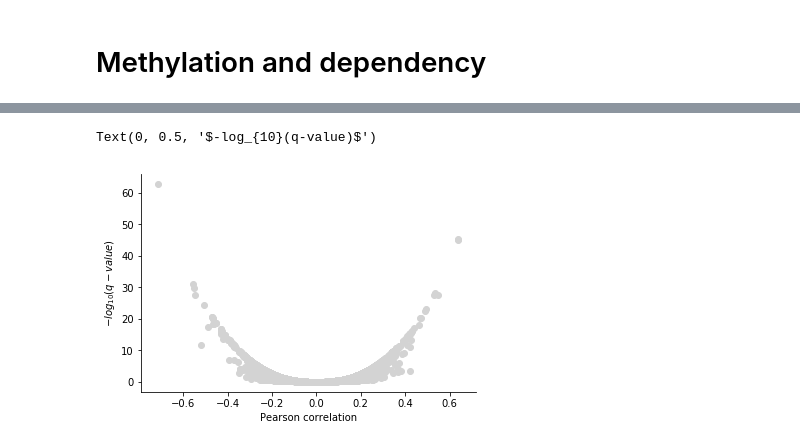
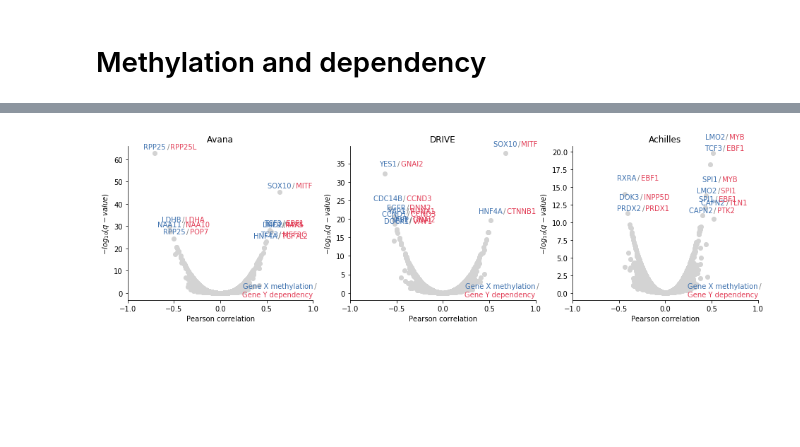
Before and after one commit to kevinhu/ccle-2019-analysis, a Jupyter notebook: notebooks/figure2_methylation-dependencies.ipynb, the cells around one changed output, grey strips where cells are left out. Saved outputs shown, nothing was run; the diff lists cells and outputs as text; code cells hidden in the pictures; blank space fills up the shorter version.

Commit message:
Add volcano plots

```diff
--- a/notebooks/figure2_methylation-dependencies.ipynb
+++ b/notebooks/figure2_methylation-dependencies.ipynb
@@ -174,19 +174,23 @@ string_select_achilles = string_select_achilles.progress_apply(meth_dependency_c
 string_select_avana["qval"] = multipletests(string_select_avana["pval"], alpha=0.01, method="fdr_bh")[1]
 string_select_drive["qval"] = multipletests(string_select_drive["pval"], alpha=0.01, method="fdr_bh")[1]
 string_select_achilles["qval"] = multipletests(string_select_achilles["pval"], alpha=0.01, method="fdr_bh")[1]
-# %%
-ax = plt.subplot(111)
-
-plt.scatter(string_select_avana["corr"],
-            -np.log10(string_select_avana["qval"]),
-            c="lightgray"
-           )
-
-ax.spines["top"].set_visible(False)
-ax.spines["right"].set_visible(False)
-
-plt.xlabel("Pearson correlation")
-plt.ylabel("$-log_{10}(q-value)$")
-# %% [output]
-Text(0, 0.5, '$-log_{10}(q-value)$')
-[figure, removed]
+# %%
+string_select_avana = string_select_avana.reset_index()
+string_select_drive = string_select_drive.reset_index()
+string_select_achilles = string_select_achilles.reset_index()
+# %%
+string_select_avana["corr_id"] = string_select_avana["gene1_name"]+"-"+string_select_avana["gene2_name"]
+string_select_drive["corr_id"] = string_select_drive["gene1_name"]+"-"+string_select_drive["gene2_name"]
+string_select_achilles["corr_id"] = string_select_achilles["gene1_name"]+"-"+string_select_achilles["gene2_name"]
+
+string_select_avana = string_select_avana.sort_values(by="pval")
+string_select_drive = string_select_drive.sort_values(by="pval")
+string_select_achilles = string_select_achilles.sort_values(by="pval")
+
+string_select_avana = string_select_avana.drop_duplicates(subset=["corr_id"],keep="first")
+string_select_drive = string_select_drive.drop_duplicates(subset=["corr_id"],keep="first")
+string_select_achilles = string_select_achilles.drop_duplicates(subset=["corr_id"],keep="first")
+# %%
+string_select_avana["pval_rank"] = string_select_avana["pval"].rank()
+string_select_drive["pval_rank"] = string_select_drive["pval"].rank()
+string_select_achilles["pval_rank"] = string_select_achilles["pval"].rank()
@@ -192,0 +248,18 @@ Text(0, 0.5, '$-log_{10}(q-value)$')
+# %%
+plt.figure(figsize=(16,4))
+
+ax = plt.subplot(131)
+plot_meth_dependency(string_select_avana,ax)
+plt.title("Avana")
+
+ax = plt.subplot(132)
+plot_meth_dependency(string_select_drive,ax)
+plt.title("DRIVE")
+
+ax = plt.subplot(133)
+plot_meth_dependency(string_select_achilles,ax)
+plt.title("Achilles")
+
+plt.show()
+# %% [output]
+[figure, added]
```
Also changed, not shown: parts of 1 cell of this notebook.
